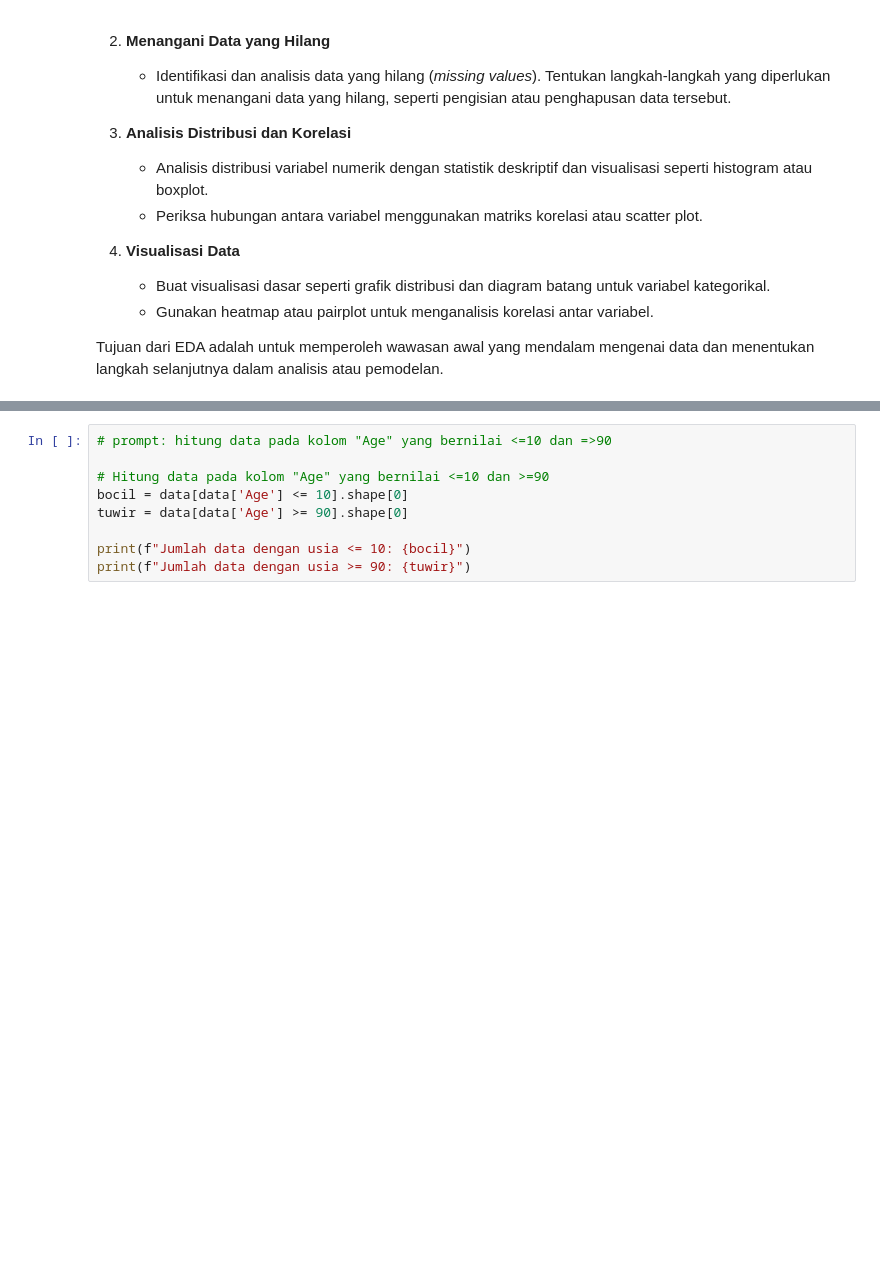
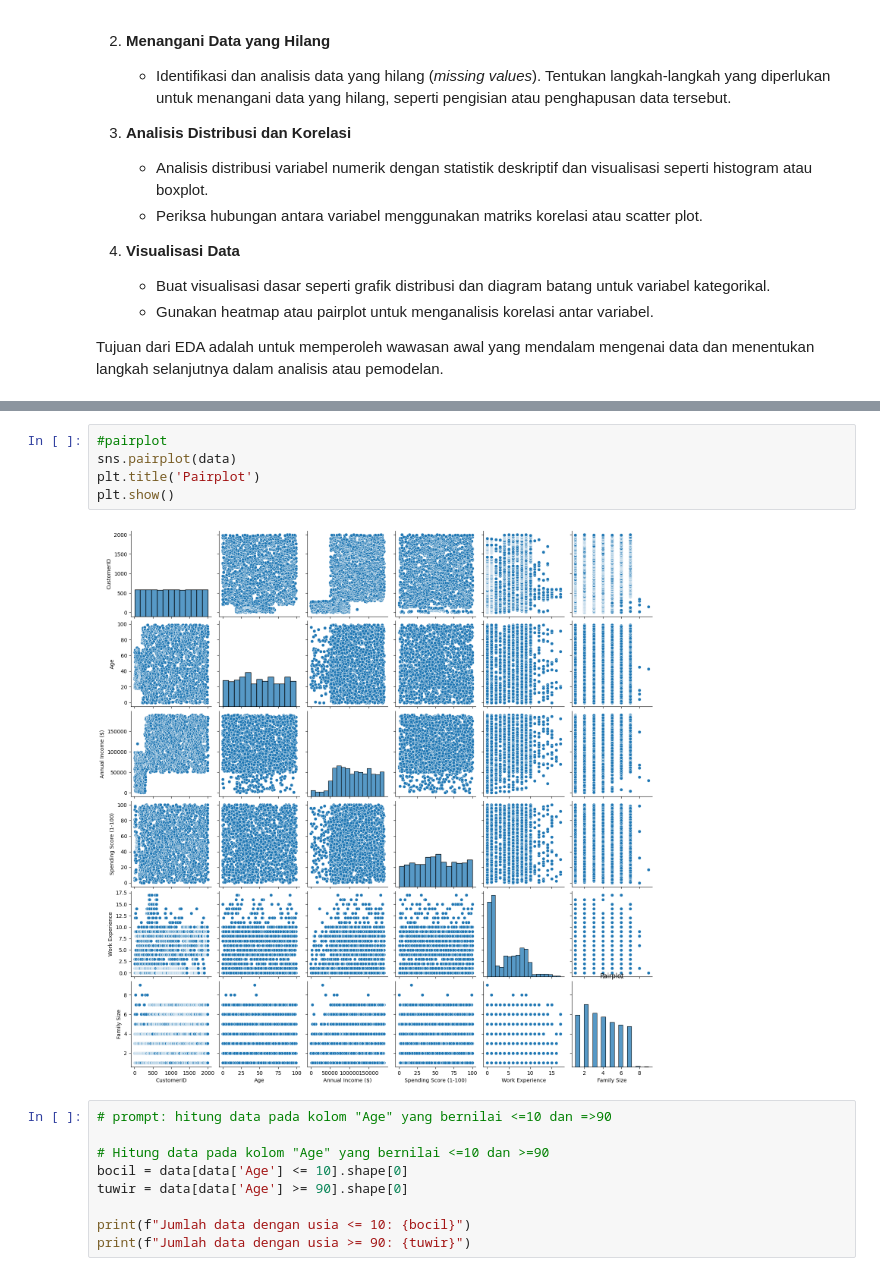
Before and after one commit to danendrafau/customer-segmentation, a Jupyter notebook: [Clustering]_Submission_Akhir_BMLP_Danendra_Fahar_Utama.ipynb, the cells around one changed output, grey strips where cells are left out. Cells and saved outputs as stored; diff of their text form; blank space fills up the shorter version.

```diff
--- a/[Clustering]_Submission_Akhir_BMLP_Danendra_Fahar_Utama.ipynb
+++ b/[Clustering]_Submission_Akhir_BMLP_Danendra_Fahar_Utama.ipynb
@@ -155,3 +168,10 @@ Saya **mencurigai** beberapa data pada kolom "Age" yang bernilai kecil bahkan 0,
+# %%
+#pairplot
+sns.pairplot(data)
+plt.title('Pairplot')
+plt.show()
+# %% [output]
+[figure, added]
 # %%
 # prompt: hitung data pada kolom "Age" yang bernilai <=10 dan =>90
 
```
Also changed, not shown: parts of 39 cells of this notebook.
